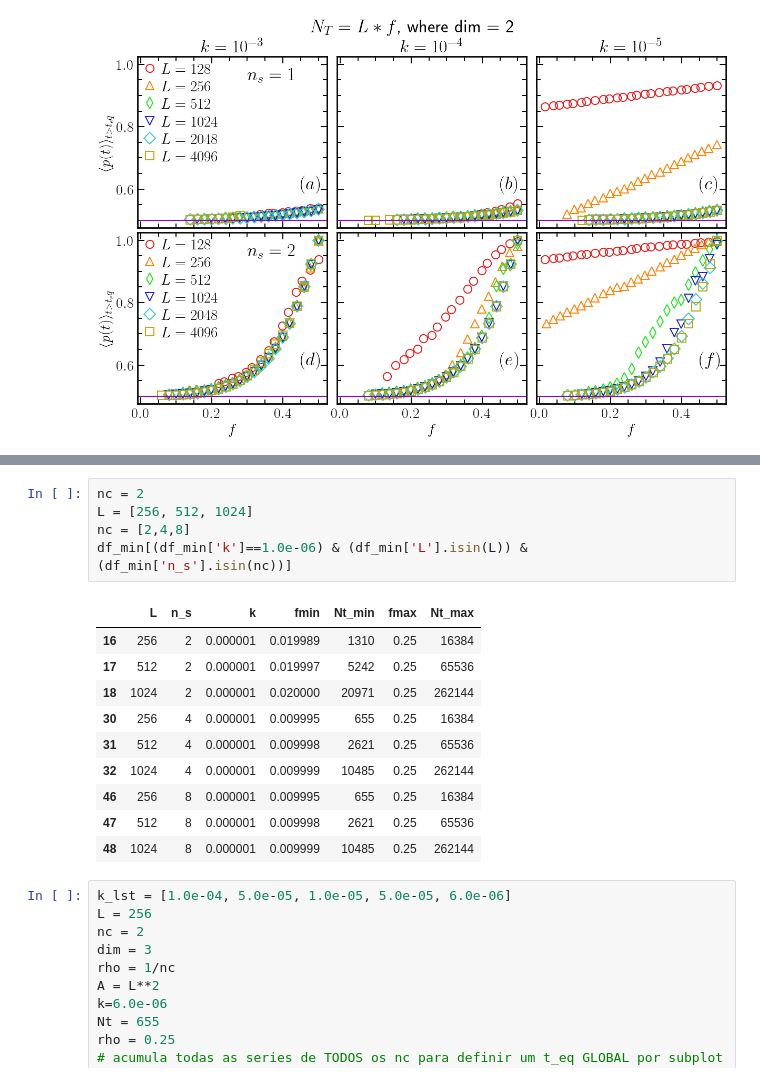
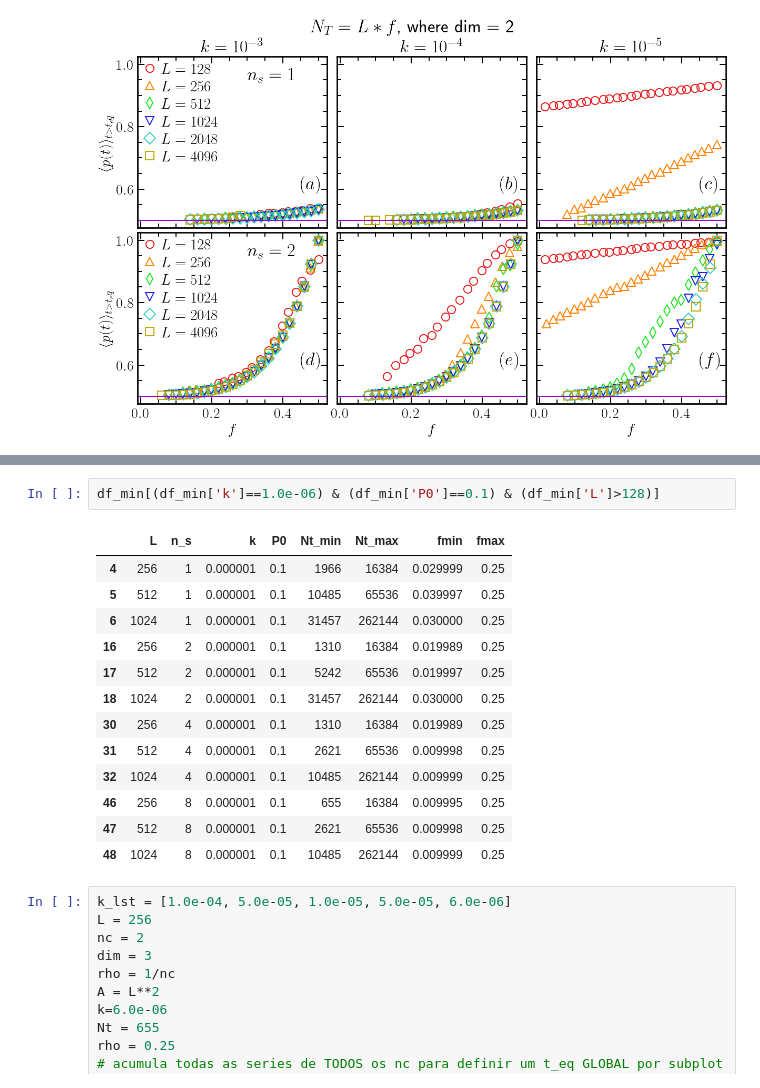
Before and after one commit to JuniorAlencar/self_organization_percolation, a Jupyter notebook: jupyter/parameters_analysis.ipynb, the cells around one changed output, grey strips where cells are left out. Cells and saved outputs as stored; diff of their text form.

```diff
--- a/jupyter/parameters_analysis.ipynb
+++ b/jupyter/parameters_analysis.ipynb
@@ -249,19 +301,19 @@ plt.show()
 # %%
-nc = 2
-L = [256, 512, 1024]
-nc = [2,4,8]
-df_min[(df_min['k']==1.0e-06) & (df_min['L'].isin(L)) & (df_min['n_s'].isin(nc))]
+df_min[(df_min['k']==1.0e-06) & (df_min['P0']==0.1) & (df_min['L']>128)]
 # %% [output]
-|  | L | n_s | k | fmin | Nt_min | fmax | Nt_max |
-| 16 | 256 | 2 | 0.000001 | 0.019989 | 1310 | 0.25 | 16384 |
-| 17 | 512 | 2 | 0.000001 | 0.019997 | 5242 | 0.25 | 65536 |
-| 18 | 1024 | 2 | 0.000001 | 0.020000 | 20971 | 0.25 | 262144 |
-| 30 | 256 | 4 | 0.000001 | 0.009995 | 655 | 0.25 | 16384 |
-| 31 | 512 | 4 | 0.000001 | 0.009998 | 2621 | 0.25 | 65536 |
-| 32 | 1024 | 4 | 0.000001 | 0.009999 | 10485 | 0.25 | 262144 |
-| 46 | 256 | 8 | 0.000001 | 0.009995 | 655 | 0.25 | 16384 |
-| 47 | 512 | 8 | 0.000001 | 0.009998 | 2621 | 0.25 | 65536 |
-| 48 | 1024 | 8 | 0.000001 | 0.009999 | 10485 | 0.25 | 262144 |
+|  | L | n_s | k | P0 | Nt_min | Nt_max | fmin | fmax |
+| 4 | 256 | 1 | 0.000001 | 0.1 | 1966 | 16384 | 0.029999 | 0.25 |
+| 5 | 512 | 1 | 0.000001 | 0.1 | 10485 | 65536 | 0.039997 | 0.25 |
+| 6 | 1024 | 1 | 0.000001 | 0.1 | 31457 | 262144 | 0.030000 | 0.25 |
+| 16 | 256 | 2 | 0.000001 | 0.1 | 1310 | 16384 | 0.019989 | 0.25 |
+| 17 | 512 | 2 | 0.000001 | 0.1 | 5242 | 65536 | 0.019997 | 0.25 |
+| 18 | 1024 | 2 | 0.000001 | 0.1 | 31457 | 262144 | 0.030000 | 0.25 |
+| 30 | 256 | 4 | 0.000001 | 0.1 | 1310 | 16384 | 0.019989 | 0.25 |
+| 31 | 512 | 4 | 0.000001 | 0.1 | 2621 | 65536 | 0.009998 | 0.25 |
+| 32 | 1024 | 4 | 0.000001 | 0.1 | 10485 | 262144 | 0.009999 | 0.25 |
+| 46 | 256 | 8 | 0.000001 | 0.1 | 655 | 16384 | 0.009995 | 0.25 |
+| 47 | 512 | 8 | 0.000001 | 0.1 | 2621 | 65536 | 0.009998 | 0.25 |
+| 48 | 1024 | 8 | 0.000001 | 0.1 | 10485 | 262144 | 0.009999 | 0.25 |
 # %%
 k_lst = [1.0e-04, 5.0e-05, 1.0e-05, 5.0e-05, 6.0e-06]
 L = 256
```
Also changed, not shown: parts of 2 cells of this notebook, 12 other files.
